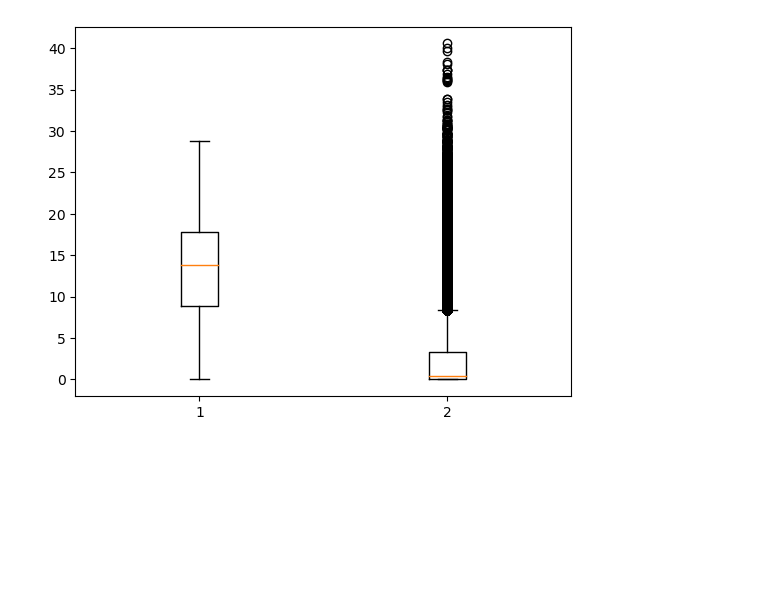
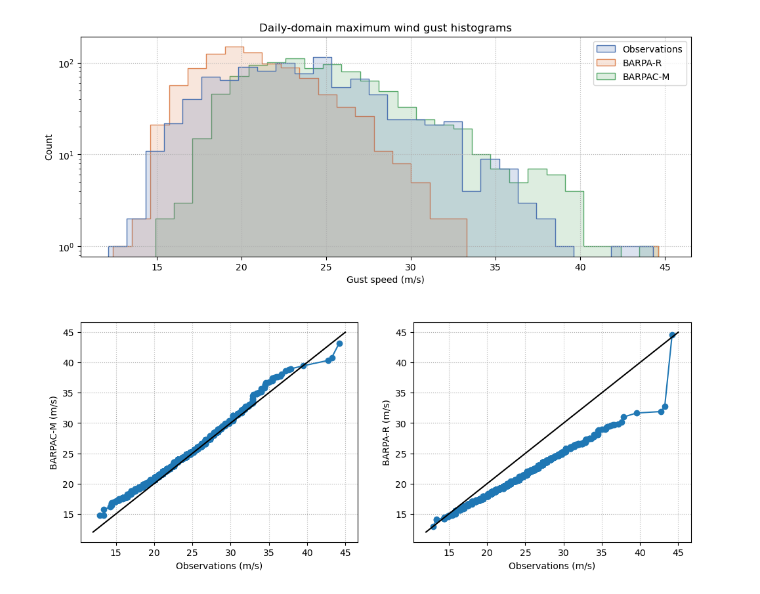
Before and after one commit to andrewbrown31/BARPA, a Jupyter notebook: wind_gust_analysis/analysis_10min_gusts.ipynb, the cells around one changed output. Cells and saved outputs as stored; diff of their text form; code cells hidden in the pictures; blank space fills up the shorter version.

```diff
--- a/wind_gust_analysis/analysis_10min_gusts.ipynb
+++ b/wind_gust_analysis/analysis_10min_gusts.ipynb
@@ -97,7 +8,0 @@ plt.boxplot(
-# %%
-df["combo"] = df["wg10_2p2km_point"] * df["bdsd"]
-plt.boxplot(
-    [df.query("(gust<100) & (Lightning_observed_daily>=1) & (gust>=25)").combo,
-     df.query("(gust<25) | ((Lightning_observed_daily==1) & (gust>=25))").combo]);
-# %% [output]
-[figure, removed]
@@ -103,0 +26,6 @@ plt.boxplot(
+# %%
+#Take the domain maximum for each day
+dmax_2p2km_all = dmax_2p2km_point.sort_values("wg10_2p2km_point").drop_duplicates("dt_floor_1D",keep="last").sort_index()
+dmax_12km_all = dmax_12km_point.sort_values("wg10_12km_point").drop_duplicates("dt_floor_1D",keep="last").sort_index()
+dmax_obs_all = dmax_obs.dropna(subset=["gust"]).sort_values("gust").drop_duplicates("dt_floor_1D",keep="last").sort_index()
+dmax_bdsd_all = dmax_bdsd.sort_values("bdsd").drop_duplicates("dt_floor_1D",keep="last").sort_index()
@@ -103,0 +42,55 @@ plt.boxplot(
+# %%
+#Use seaborn to plot a stepped histoigram for daily-domain maximum data as a comparison
+# between model and observations
+
+plt.figure(figsize=[12,10])
+
+plt.subplot2grid((2,2),(0,0),1,2)
+
+values_2p2km = dmax_2p2km_all["wg10_2p2km_point"].values
+values_12km = dmax_12km_all["wg10_12km_point"].values
+values_obs = dmax_obs_all["gust"].values
+temp_df = pd.DataFrame({"Observations":values_obs, "BARPA-R":values_12km, "BARPAC-M":values_2p2km})
+
+hist = sns.histplot(data=temp_df, bins=30, binrange=[12,45],
+             log_scale=[False,True], multiple="dodge", shrink=0.8, stat="count",common_norm=False,
+             element="step",alpha=0.2,legend=True,palette="deep")
+
+plt.gca().grid(ls=":")
+plt.xlabel("Gust speed (m/s)")
+plt.title("Daily-domain maximum wind gust histograms")
+
+#Use pyplot to plot a rank-size wind gust distribution
+
+plt.subplot2grid((2,2),(1,0),1,1)
+p=1000
+plt.plot(np.percentile(values_obs,np.linspace(0,100,p)),np.percentile(values_2p2km,np.linspace(0,100,p)),ls="-",marker="o")
+plt.plot([12,45],[12,45],color="k")
+plt.gca().grid(ls=":")
+plt.ylabel("BARPAC-M (m/s)")
+plt.xlabel("Observations (m/s)")
+
+plt.subplot2grid((2,2),(1,1),1,1)
+plt.plot(np.percentile(values_obs,np.linspace(0,100,p)),np.percentile(values_12km,np.linspace(0,100,p)),ls="-",marker="o")
+plt.plot([12,45],[12,45],color="k")
+plt.gca().grid(ls=":")
+plt.ylabel("BARPA-R (m/s)")
+plt.xlabel("Observations (m/s)")
+
+# plt.plot(np.flip(np.sort(values_obs)),label="Observations",color="tab:blue",marker="o",ms=4)
+# plt.plot(np.flip(np.sort(values_12km)),label="BARPA-R",color="tab:orange",marker="o",ms=4)
+# plt.plot(np.flip(np.sort(values_2p2km)),label="BARPAC-M",color="tab:green",marker="o",ms=4)
+
+# plt.xscale("symlog")
+# #plt.ylim([0,45])
+# plt.gca().grid(ls=":")
+# plt.legend()
+# plt.xlabel("Rank")
+# plt.title("Rank-size daily-domain maximum wind gust distribution")
+# plt.ylabel("Gust speed (m/s)")
+
+
+
+plt.subplots_adjust(hspace=0.3)
+# %% [output]
+[figure, added]
```
Also changed, not shown: parts of 25 cells of this notebook, 12 other files.
